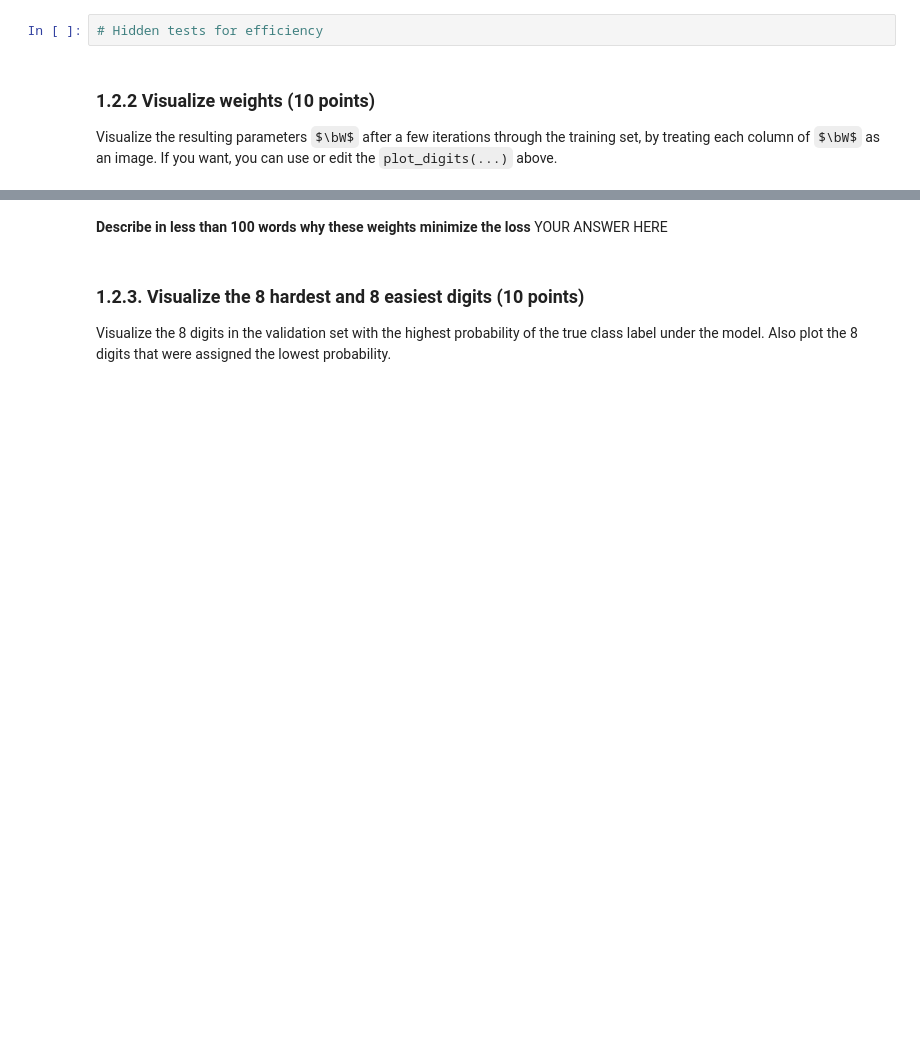
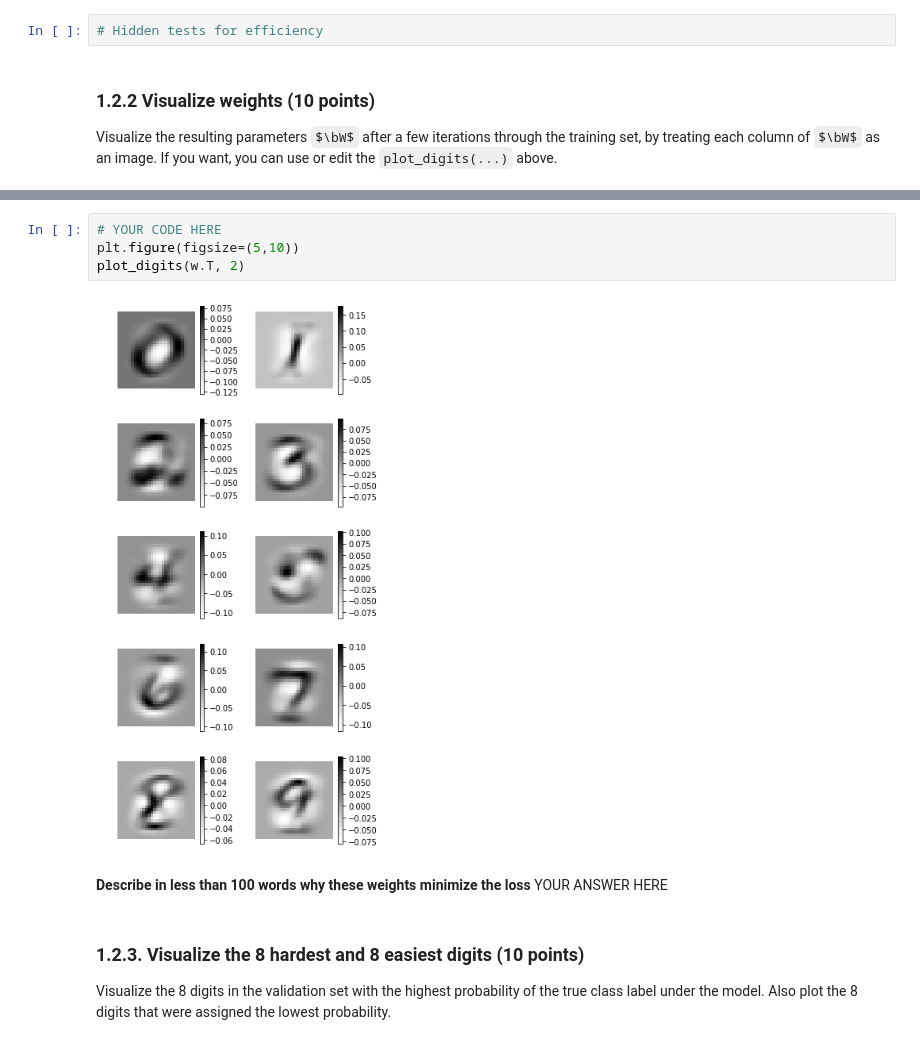
Before and after one commit to Curlykonda/machine-learning-1, a Jupyter notebook: lab2/lab2-wip.ipynb, the cells around one changed output, grey strips where cells are left out. Cells and saved outputs as stored; diff of their text form; some formulas as TeX source; blank space fills up the shorter version.

Commit message:
Weights visualization

```diff
--- a/lab2/lab2-wip.ipynb
+++ b/lab2/lab2-wip.ipynb
@@ -612,3 +615,9 @@ raise NotImplementedError()
+# %%
+# YOUR CODE HERE
+plt.figure(figsize=(5,10))
+plot_digits(w.T, 2)
+# %% [output]
+[figure, added]
 # %% [markdown]
 **Describe in less than 100 words why these weights minimize the loss**
 YOUR ANSWER HERE
```
Also changed, not shown: parts of 2 cells of this notebook.
